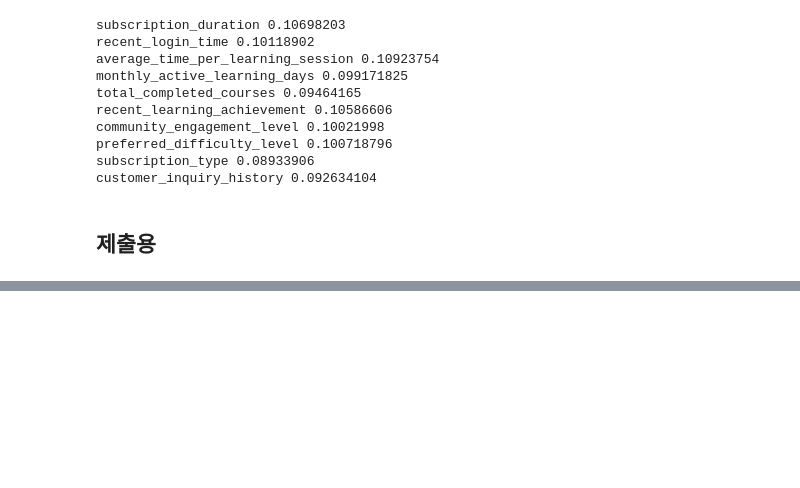
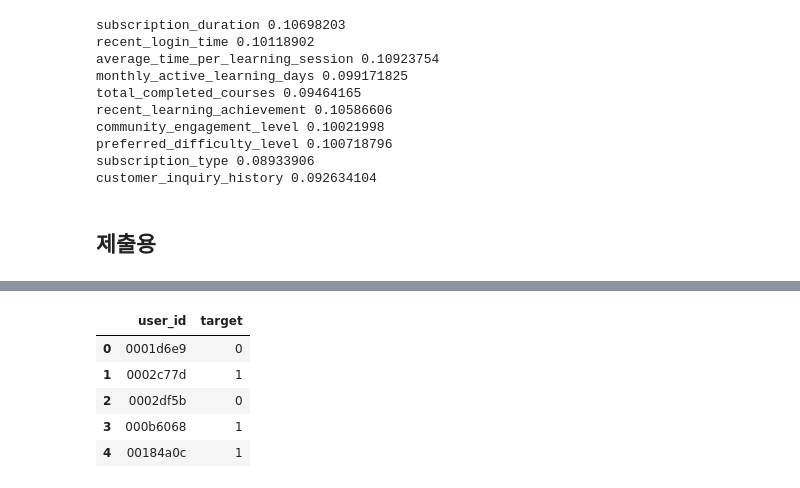
Before and after one commit to yoonjae97/edu_platform_sub_renewal_prediction, a Jupyter notebook: votingmodel.ipynb, the cells around one changed output, grey strips where cells are left out. Drawn from its saved outputs; the diff is of its cells as text; code cells hidden in the pictures; blank space fills up the shorter version.

Commit message:
Feat : 모델학습 pca 적용 후 각 모델 별 파라미터 튜닝 진행 튜닝한 모델 대상으로 voting 진행 category feature 대상으로 onehot 인코딩 후 파라미터 튜닝 진행하고 마무리 예정

```diff
--- a/votingmodel.ipynb
+++ b/votingmodel.ipynb
@@ -837,3 +849,90 @@ subscription_type 0.08933906
 customer_inquiry_history 0.092634104
 # %% [markdown]
 ## 제출용
+# %%
+# 현재 최대 점수 !!! 0.5330428221
+from sklearn.utils.class_weight import compute_class_weight
+from catboost import  CatBoostClassifier
+from sklearn.neural_network import MLPClassifier
+
+train = pd.read_csv("./data/train.csv", encoding="utf-8-sig")
+test = pd.read_csv("./data/test.csv", encoding="utf-8-sig")
+sample = pd.read_csv("./data/sample_submission.csv", encoding="utf-8-sig")
+
+# train['recent_learning_achievement'] = train['recent_learning_achievement'].apply(lambda x :  train['recent_learning_achievement'].mean() if x  > 100 else x)
+train['payment_pattern'] = train['recent_learning_achievement'].apply(lambda x: 'continuous' if x in [7, 5, 3, 1] else ('discontinuous' if x in [6, 4, 2] else 'Never'))
+test['payment_pattern'] = test['recent_learning_achievement'].apply(lambda x: 'continuous' if x in [7, 5, 3, 1] else ('discontinuous' if x in [6, 4, 2] else 'Never'))
+
+# test['recent_learning_achievement'] = test['recent_learning_achievement'].apply(lambda x :  train['recent_learning_achievement'].mean() if x  > 100 else x)
+from sklearn.preprocessing import StandardScaler, LabelEncoder, MinMaxScaler, OneHotEncoder
+
+# 수치형 및 범주형 변수 구분
+numerical_cols = [col for col in train.columns if train[col].dtype in ['int64', 'float64'] and col not in ['target']]
+#numerical_cols.remove('payment_pattern')
+categorical_cols = [col for col in train.columns if train[col].dtype == 'object' and col not in ['user_id']]
+#categorical_cols.append('payment_pattern')
+# 데이터 스케일링을 위한 StandardScaler 인스턴스 생성
+scaler = StandardScaler()
+
+# 수치형 데이터에 대해 스케일링 적용
+train[numerical_cols] = scaler.fit_transform(train[numerical_cols])
+test[numerical_cols] = scaler.transform(test[numerical_cols])
+
+# 레이블 인코딩을 위한 LabelEncoder 인스턴스 생성 및 적용
+label_encoders = {}
+for col in categorical_cols:
+    label_encoders[col] = LabelEncoder()
+    train[col] = label_encoders[col].fit_transform(train[col])
+    test[col] = label_encoders[col].transform(test[col])
+
+# 전처리 후 학습 데이터 확인
+train.head()
+
+# 특성과 타겟 변수 분리
+X = train.drop(columns=['user_id', 'target'])  # user_id는 제외하고 특성 데이터로 사용
+y = train['target']
+
+# 학습 데이터와 검증 데이터 분리
+X_train, X_val, y_train, y_val = train_test_split(X, y, test_size=0.2, random_state=42)
+
+# 훈련 데이터를 기반으로 클래스 가중치 계산
+class_weight  = compute_class_weight( 'balanced' , classes=[ 0 , 1 ], y=y_train)
+weights = {i: w for i, w in enumerate(class_weight)}
+
+cat = CatBoostClassifier(depth=6, iterations=700, learning_rate=0.1, random_state=42, class_weights=weights, verbose=0)
+mp = MLPClassifier(activation='tanh', alpha=0.01, hidden_layer_sizes=100, learning_rate_init=0.01, solver='adam', random_state=42)
+xgb = XGBClassifier(learning_rate=1.0, max_depth=7, n_estimators=50, random_state=42, subsample=0.5)
+max_val = 0
+
+
+voting_model = VotingClassifier(estimators=
+                            [('cat', cat),
+                            ('mp', mp)],
+                            #('xgb', xgb)],
+                            voting='soft',
+                            weights=[0.2, 0.8]
+
+
+                            )
+
+voting_model.fit(X_train, y_train)
+
+# 검증 데이터에서 성능 평가
+val_predictions = voting_model.predict(X_val)
+val_f1 = f1_score(y_val, val_predictions, average='macro', zero_division=0)
+
+print(f'max_val : {val_f1}')
+print(classification_report(y_val, val_predictions, zero_division=0))
+
+test.drop(columns=['user_id'], inplace=True, axis=1)
+test_predictions = voting_model.predict(test)
+
+# 제출 양식 파일(sample_submission.csv)의 'target' 컬럼에 나의 Test 데이터에 대한 예측 결과로 채우기
+sample['target'] = test_predictions
+
+# 리더보드 제출을 위해 나의 예측 결과를 baseline_submit.csv로 저장
+#submit_path = './voting(cat, mp)_drop(None)_nopreprocessing).csv'
+#sample.to_csv(submit_path, index=False)
+
+sample.head()
+# %% [output]
@@ -839,0 +948,6 @@ customer_inquiry_history 0.092634104
+|  | user_id | target |
+| 0 | 0001d6e9 | 0 |
+| 1 | 0002c77d | 1 |
+| 2 | 0002df5b | 0 |
+| 3 | 000b6068 | 1 |
+| 4 | 00184a0c | 1 |
```
Also changed, not shown: parts of 8 cells of this notebook, 13 other files.
